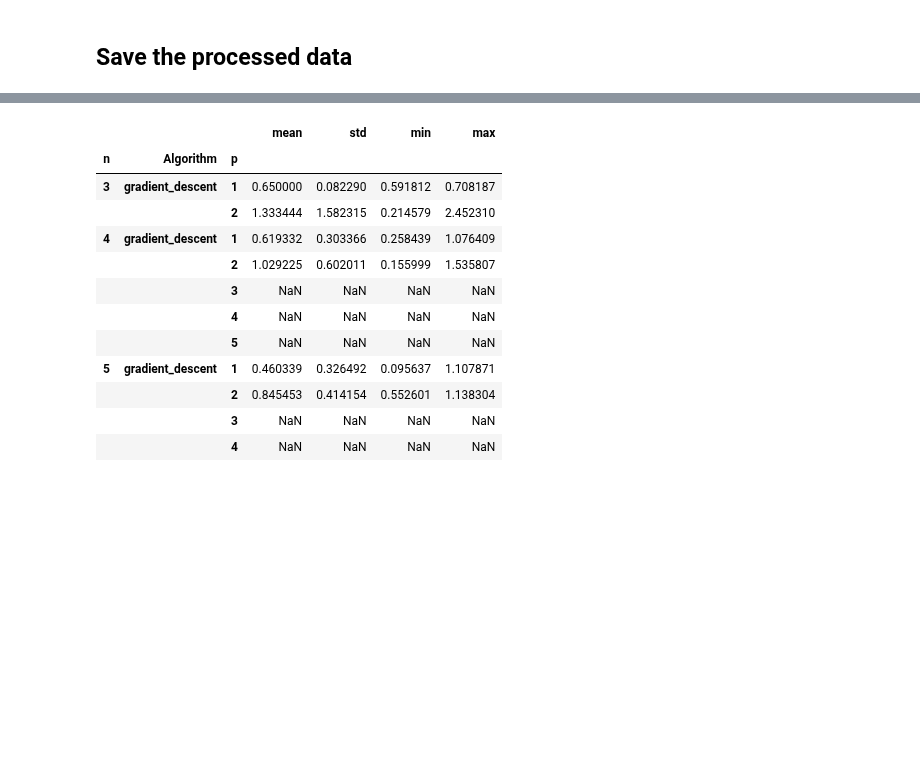
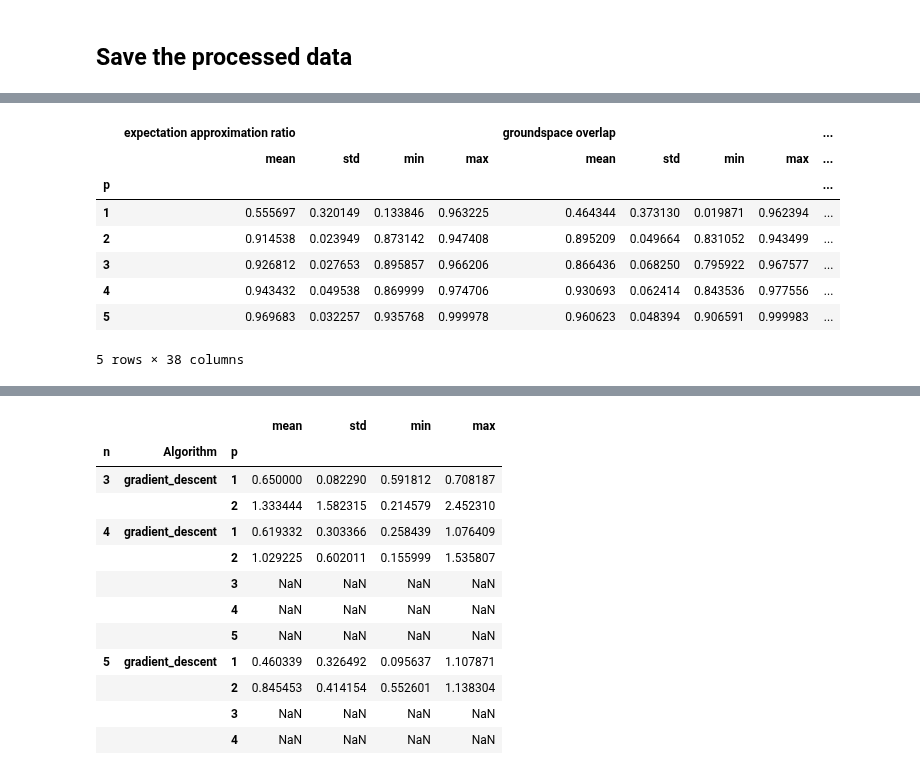
Before and after one commit to LeonhardRichter/TDVP_and_QAOA, a Jupyter notebook: data_processing.ipynb, the cells around one changed output, grey strips where cells are left out. Cells and saved outputs as stored; diff of their text form; code cells hidden in the pictures; blank space fills up the shorter version.

```diff
--- a/data_processing.ipynb
+++ b/data_processing.ipynb
@@ -812,0 +881,12 @@ stats
+# %%
+old_stats.loc[4,'tdvp'].head(10)
+# %% [output]
+|  | expectation approximation ratio |  |  |  | groundspace overlap |  |  |  | ... |
+|  | mean | std | min | max | mean | std | min | max | ... |
+| p |  |  |  |  |  |  |  |  | ... |
+| 1 | 0.555697 | 0.320149 | 0.133846 | 0.963225 | 0.464344 | 0.373130 | 0.019871 | 0.962394 | ... |
+| 2 | 0.914538 | 0.023949 | 0.873142 | 0.947408 | 0.895209 | 0.049664 | 0.831052 | 0.943499 | ... |
+| 3 | 0.926812 | 0.027653 | 0.895857 | 0.966206 | 0.866436 | 0.068250 | 0.795922 | 0.967577 | ... |
+| 4 | 0.943432 | 0.049538 | 0.869999 | 0.974706 | 0.930693 | 0.062414 | 0.843536 | 0.977556 | ... |
+| 5 | 0.969683 | 0.032257 | 0.935768 | 0.999978 | 0.960623 | 0.048394 | 0.906591 | 0.999983 | ... |
+5 rows × 38 columns
```
Also changed, not shown: parts of 22 cells of this notebook, 5 other files.
